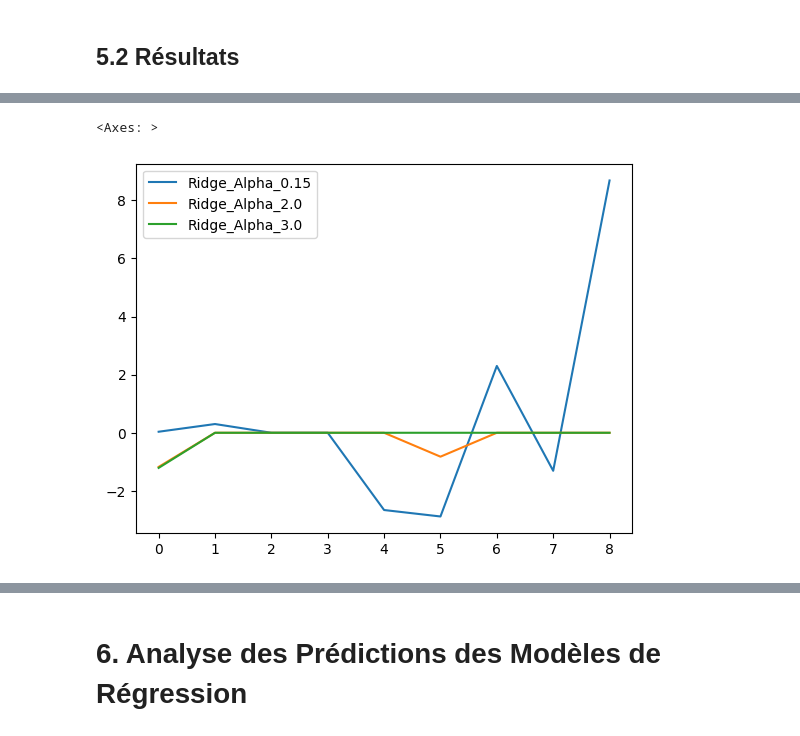
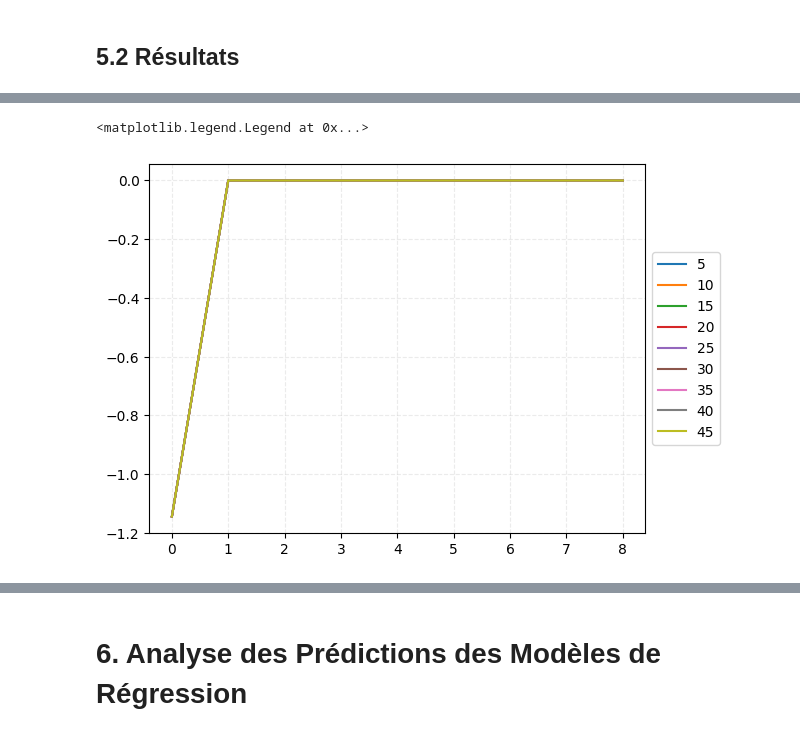
Before and after one commit to beng-one/Simulation-Ridge-Lasso-SRL, a Jupyter notebook: Simulation.ipynb, the cells around one changed output, grey strips where cells are left out. Drawn from its saved outputs; the diff is of its cells as text; code cells hidden in the pictures.

```diff
--- a/Simulation.ipynb
+++ b/Simulation.ipynb
@@ -12,10 +12,17 @@ import pandas as pd
 
 # Visualitation
 import matplotlib.pyplot as plt
+from matplotlib.lines import lineStyles
+
+plt.rcParams['legend.loc'] = 'upper right'
+plt.rcParams['grid.color'] = 'b0b0b0'
+plt.rcParams['grid.alpha'] = 0.75
 import seaborn as sns
 
 # Modèles de régression
 import sklearn
+from IPython.core.pylabtools import figsize
+from matplotlib.pyplot import figure
 from sklearn.linear_model import LinearRegression, Ridge, Lasso
 from sklearn.model_selection import train_test_split
 from sklearn.model_selection import GridSearchCV, RandomizedSearchCV
@@ -33,7 +40,7 @@ import warnings
 
 # Fichier python contenant les fonctions
 import function_simulation_tools
-from function_simulation_tools import simulation_residus, statistics_residus, visualization_residus, simulation_X_y, sampling, ridge_finetuning, lasso_finetuning
+from function_simulation_tools import simulation_residus, statistics_residus, visualization_residus, simulation_X_y, sampling, regularized_regressions, visualization_shrinking
 # %% [markdown]
 # III. Définition du repertoire de travail
 # %%
@@ -142,7 +157,7 @@ data_population.head(5)
 ## IV.4 Constitution de l'échantillon
 # %%
 # Taille de l'échantillon souhaitée
-SampleSize = 500
+SampleSize = 1000
 
 # Fonction pour constituer un échantillon à partir des données de la population
 data_sample = function_simulation_tools.sampling(
@@ -314,4 +329,5 @@ RegRidge_params = {
 ridge_pipeline = GridSearchCV(estimator=pipe, param_grid=RegRidge_params, cv=3)
 ridge_pipeline.fit(Predictors, Target)
 # %%
-alpha_list = np.array([0.15, 2, 3])
+alpha_list = np.arange(start=0, stop=50, step=5)
+alpha_list
@@ -393,5 +426,5 @@ array([ 0.30065598,  0.        ,  0.        , -2.6582216 , -2.8802442 ,
 # %%
-Summary_lasso_coef = lasso_finetuning(Predictors=Predictors, Target=Target, Alpha_list=alpha_list, Intercept=True, Random_State_Seed=random_state_seed)
+Summary_lasso_coef = regularized_regressions(Predictors=Predictors, Target=Target, Alpha_list=alpha_list[1:], Intercept=True, Model='lasso', Random_State_Seed=random_state_seed)
 # %%
 Summary_lasso_coef
 # %% [output]
@@ -408,5 +441,7 @@ Summary_lasso_coef
 # %%
 Summary_lasso_coef.plot(kind='line')
+plt.grid(True, linestyle ='--', alpha=0.25)
+plt.legend(loc='center left', bbox_to_anchor=(1, 0.5))
 # %% [output]
-<Axes: >
+<matplotlib.legend.Legend at 0x...>
-[figure, old version]
+[figure, new version]
```
Also changed, not shown: parts of 28 cells of this notebook, 15 other files.
